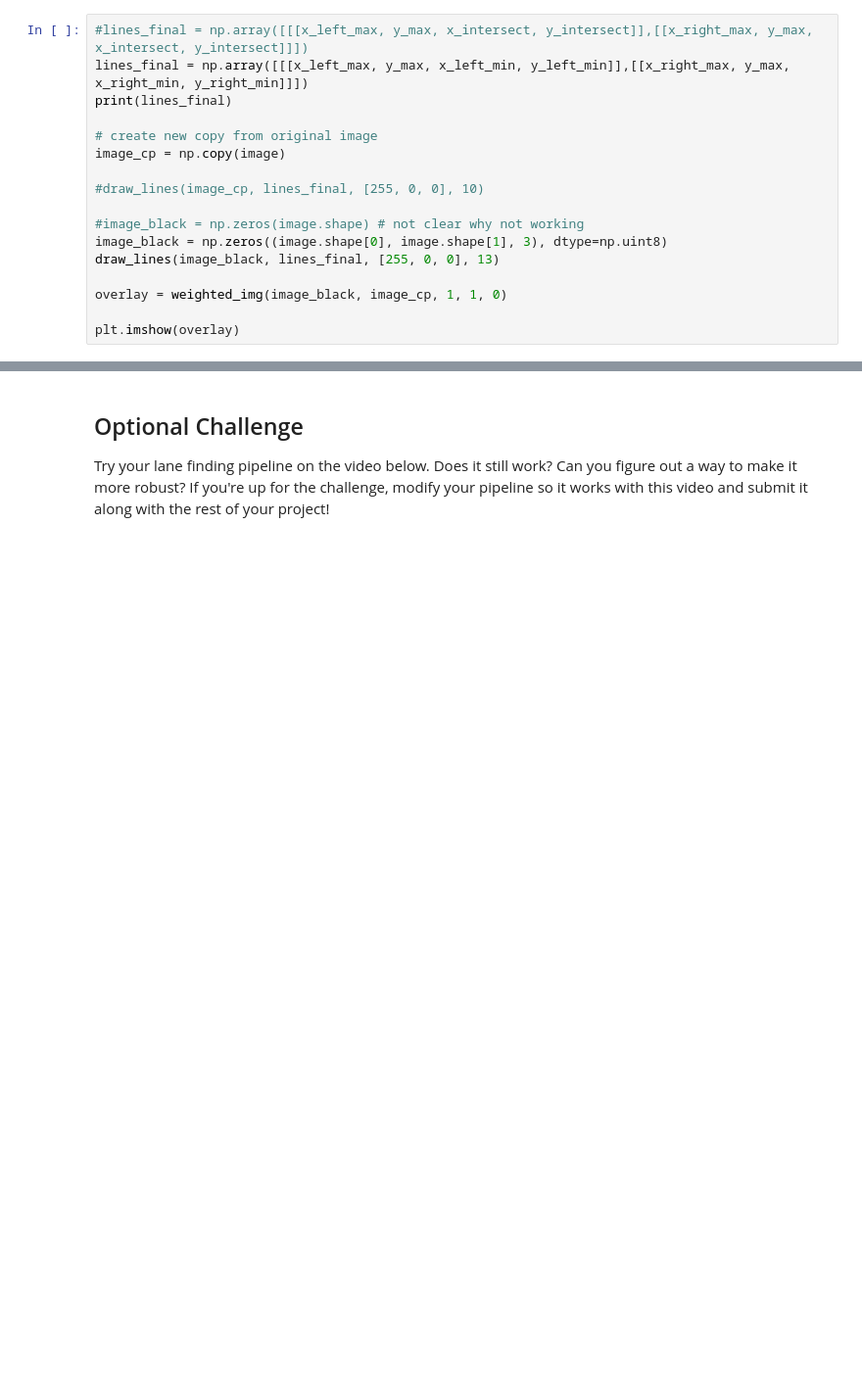
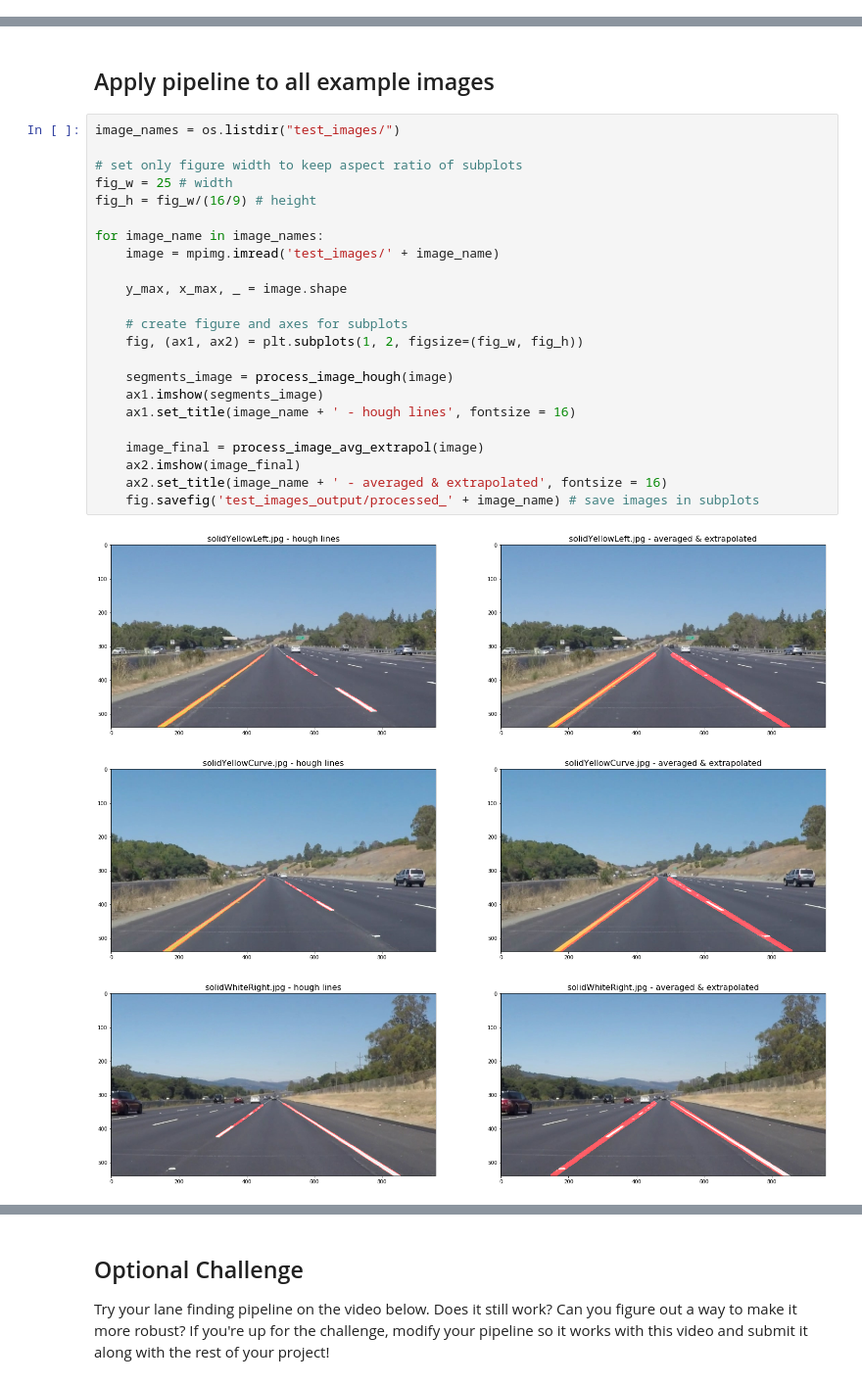
Before and after one commit to fstahl1/P1-CarND-LaneLines, a Jupyter notebook: P1-CarND-LaneLines.ipynb, the cells around one changed output, grey strips where cells are left out. Shown at 98% size. Drawn from its saved outputs; the diff is of its cells as text; blank space fills up the shorter version.

```diff
--- a/P1-CarND-LaneLines.ipynb
+++ b/P1-CarND-LaneLines.ipynb
@@ -274,17 +0,0 @@ x_right_max = calc_line_x_val(m_mean_right, b_mean_right, y_max)
-# %%
-#lines_final = np.array([[[x_left_max, y_max, x_intersect, y_intersect]],[[x_right_max, y_max, x_intersect, y_intersect]]])
-lines_final = np.array([[[x_left_max, y_max, x_left_min, y_left_min]],[[x_right_max, y_max, x_right_min, y_right_min]]])
-print(lines_final)
-
-# create new copy from original image
-image_cp = np.copy(image)
-
-#draw_lines(image_cp, lines_final, [255, 0, 0], 10)
-
-#image_black = np.zeros(image.shape) # not clear why not working
-image_black = np.zeros((image.shape[0], image.shape[1], 3), dtype=np.uint8)
-draw_lines(image_black, lines_final, [255, 0, 0], 13)
-
-overlay = weighted_img(image_black, image_cp, 1, 1, 0)
-
-plt.imshow(overlay)
@@ -481,0 +372,29 @@ Play the video inline, or if you prefer find the video in your filesystem (shoul
+# %% [markdown]
+## Apply pipeline to all example images
+# %%
+image_names = os.listdir("test_images/")
+
+# set only figure width to keep aspect ratio of subplots
+fig_w = 25 # width
+fig_h = fig_w/(16/9) # height
+
+for image_name in image_names:
+    image = mpimg.imread('test_images/' + image_name)
+
+    y_max, x_max, _ = image.shape
+
+    # create figure and axes for subplots
+    fig, (ax1, ax2) = plt.subplots(1, 2, figsize=(fig_w, fig_h))
+
+    segments_image = process_image_hough(image)
+    ax1.imshow(segments_image)
+    ax1.set_title(image_name + ' - hough lines', fontsize = 16)
+
+    image_final = process_image_avg_extrapol(image)
+    ax2.imshow(image_final)
+    ax2.set_title(image_name + ' - averaged & extrapolated', fontsize = 16)
+    fig.savefig('test_images_output/processed_' + image_name) # save images in subplots
+# %% [output]
+[figure, added]
+[figure, added]
+[figure, added]
```
Also changed, not shown: parts of 54 cells of this notebook, 16 other files.
